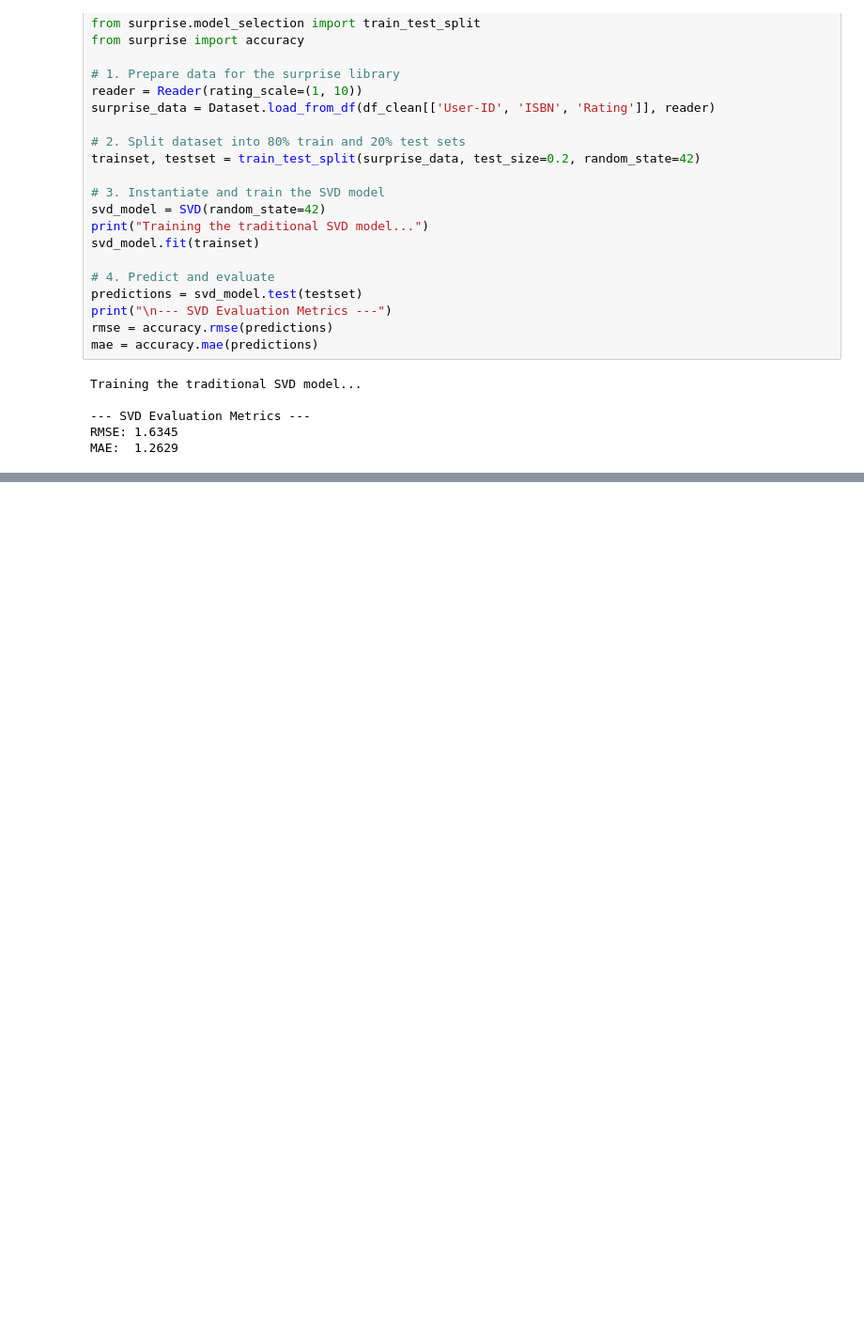
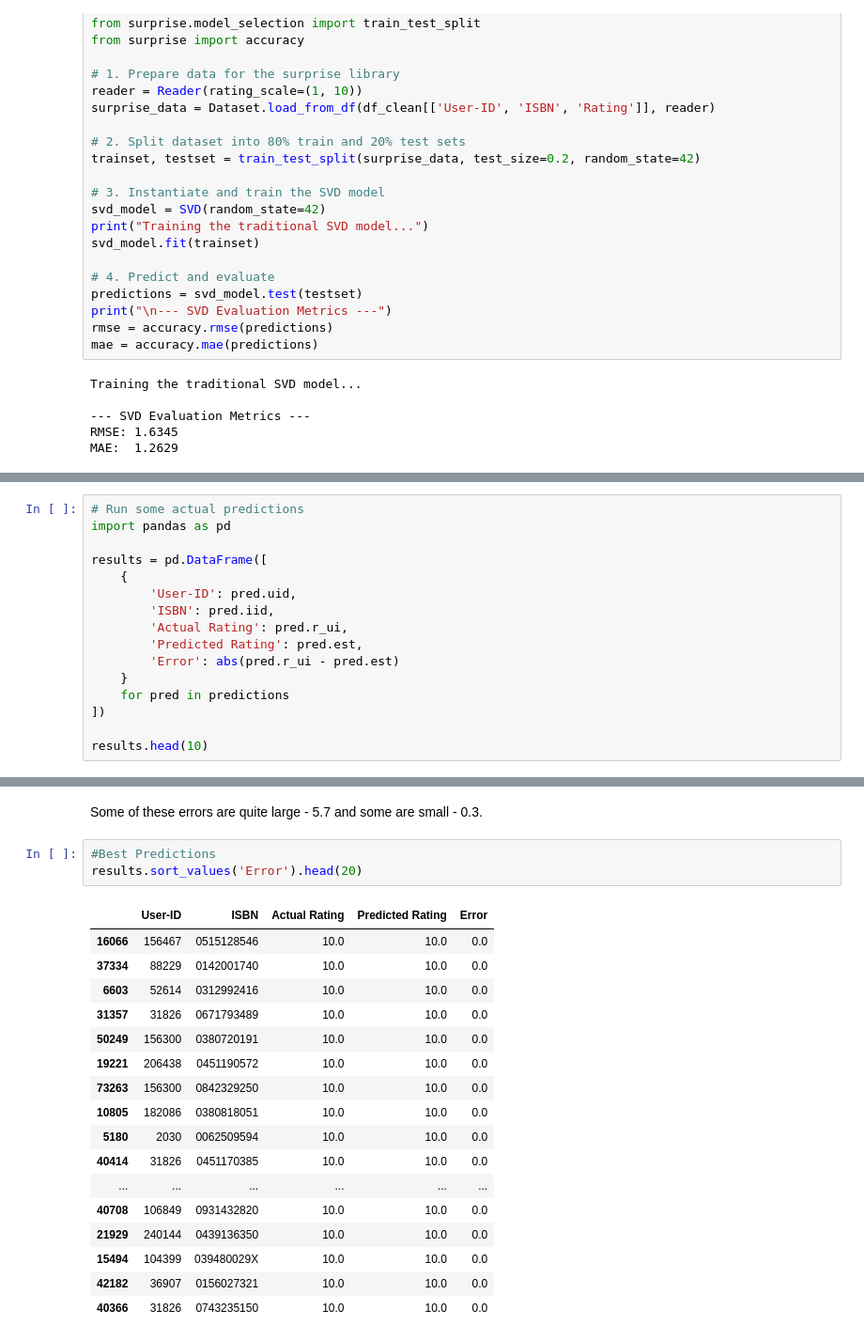
Before and after one commit to Sosswood/Machine-Learning, a Jupyter notebook: Individual_Project_Book_Crossing.ipynb, the cells around one changed output, grey strips where cells are left out. Shown at 94% size. Drawn from its saved outputs; the diff is of its cells as text; blank space fills up the shorter version.

```diff
--- a/Individual_Project_Book_Crossing.ipynb
+++ b/Individual_Project_Book_Crossing.ipynb
@@ -651,0 +629,16 @@ MAE:  1.2629
+# %%
+# Run some actual predictions
+import pandas as pd
+
+results = pd.DataFrame([
+    {
+        'User-ID': pred.uid,
+        'ISBN': pred.iid,
+        'Actual Rating': pred.r_ui,
+        'Predicted Rating': pred.est,
+        'Error': abs(pred.r_ui - pred.est)
+    }
+    for pred in predictions
+])
+
+results.head(10)
@@ -651,0 +657,23 @@ MAE:  1.2629
+# %% [markdown]
+Some of these errors are quite large - 5.7 and some are small - 0.3.
+# %%
+#Best Predictions
+results.sort_values('Error').head(20)
+# %% [output]
+|  | User-ID | ISBN | Actual Rating | Predicted Rating | Error |
+| 16066 | 156467 | 0515128546 | 10.0 | 10.0 | 0.0 |
+| 37334 | 88229 | 0142001740 | 10.0 | 10.0 | 0.0 |
+| 6603 | 52614 | 0312992416 | 10.0 | 10.0 | 0.0 |
+| 31357 | 31826 | 0671793489 | 10.0 | 10.0 | 0.0 |
+| 50249 | 156300 | 0380720191 | 10.0 | 10.0 | 0.0 |
+| 19221 | 206438 | 0451190572 | 10.0 | 10.0 | 0.0 |
+| 73263 | 156300 | 0842329250 | 10.0 | 10.0 | 0.0 |
+| 10805 | 182086 | 0380818051 | 10.0 | 10.0 | 0.0 |
+| 5180 | 2030 | 0062509594 | 10.0 | 10.0 | 0.0 |
+| 40414 | 31826 | 0451170385 | 10.0 | 10.0 | 0.0 |
+| ... | ... | ... | ... | ... | ... |
+| 40708 | 106849 | 0931432820 | 10.0 | 10.0 | 0.0 |
+| 21929 | 240144 | 0439136350 | 10.0 | 10.0 | 0.0 |
+| 15494 | 104399 | 039480029X | 10.0 | 10.0 | 0.0 |
+| 42182 | 36907 | 0156027321 | 10.0 | 10.0 | 0.0 |
+| 40366 | 31826 | 0743235150 | 10.0 | 10.0 | 0.0 |
```
Also changed, not shown: parts of 60 cells of this notebook.
